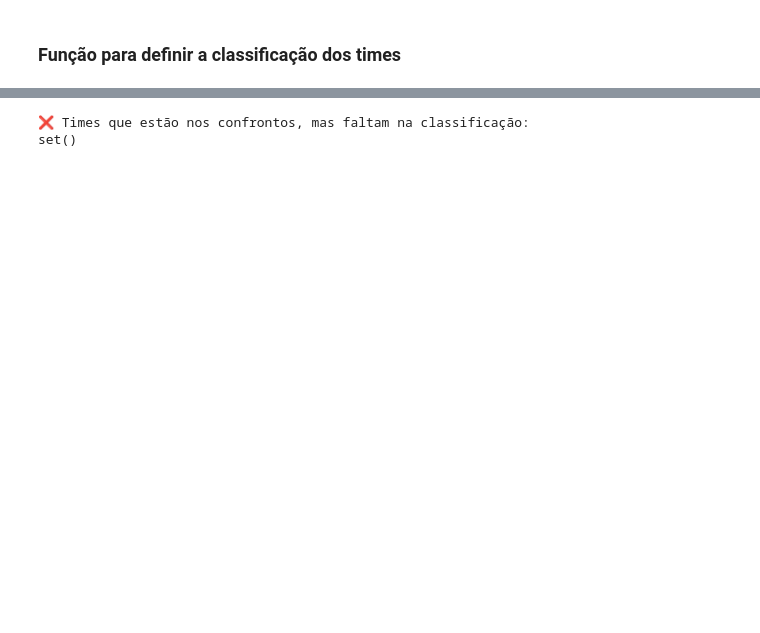
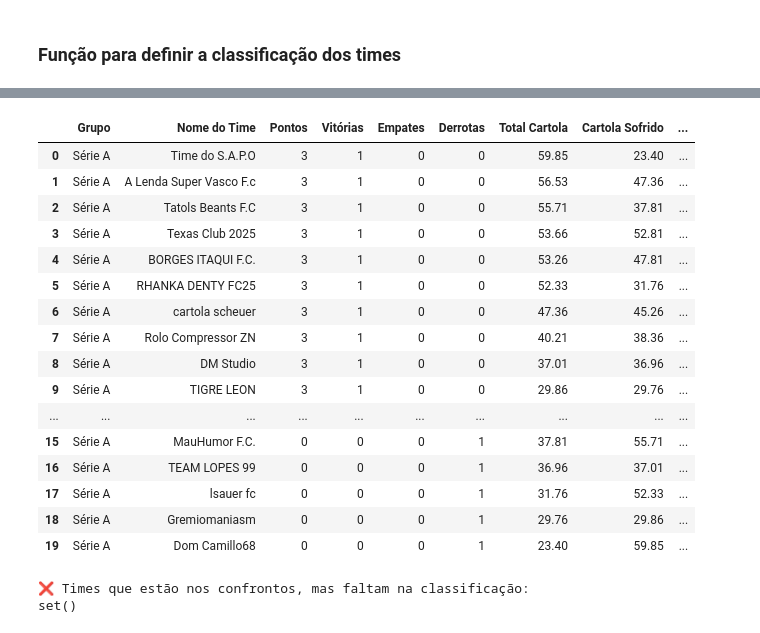
Before and after one commit to FernandoBC23/cartola_fbc_2_turno, a Jupyter notebook: liga_serie_A/datasets_liga_serie_A/busca_dados_liga_serie_A.ipynb, the cells around one changed output, grey strips where cells are left out. Saved outputs shown, nothing was run; the diff lists cells and outputs as text; code cells hidden in the pictures; blank space fills up the shorter version.

Commit message:
Atualização de Parciais

```diff
--- a/liga_serie_A/datasets_liga_serie_A/busca_dados_liga_serie_A.ipynb
+++ b/liga_serie_A/datasets_liga_serie_A/busca_dados_liga_serie_A.ipynb
@@ -350,6 +211,0 @@ display(df_pontuacoes.T)
-# %%
-ids_times = {v: k for k, v in nomes_por_id.items()}
-
-df_pontuacoes = gerar_df_pontuacoes(api, ids_times)
-
-display(df_pontuacoes.head(20))
@@ -611,0 +613,57 @@ display(df_classificacao.head(20))
+# %%
+# 1) Confrontos
+df_confrontos = pd.read_csv("confrontos_serie_A.csv")
+
+# 2) Renomeia colunas (se vierem como "Time A"/"Time B")
+df_confrontos.rename(columns={
+    "Time A": "Mandante_Nome",
+    "Time B": "Visitante_Nome"
+}, inplace=True)
+
+# 3) Grupo fixo
+df_confrontos["Grupo"] = "Série A"
+
+# 4) Série A do 2º turno → converter Rodada 1..19 (UI) para 20..38 (Cartola)
+TURNO_INICIO, TURNO_FIM = 20, 38
+df_confrontos["Rodada"] = df_confrontos["Rodada"].astype(int)
+if df_confrontos["Rodada"].max() <= 19:
+    df_confrontos["Rodada"] = df_confrontos["Rodada"] + (TURNO_INICIO - 1)  # 1→20, 19→38
+
+# 5) Status do mercado (para saber se a rodada corrente está em andamento)
+import requests
+def http_status_e_rodada():
+    r = requests.get("https://api.cartola.globo.com/mercado/status", timeout=20)
+    r.raise_for_status()
+    d = r.json()
+    return int(d.get("status_mercado", 0)), int(d.get("rodada_atual", 0))
+
+status_http, rodada_http = http_status_e_rodada()   # status 2 = em andamento
+rodada_http = int(rodada_http or TURNO_INICIO)
+
+# 6) Parâmetros para a classificação
+#    - rodada_parcial: somente se status==2 e dentro de 20..38
+#    - rodadas_encerradas:
+#         * com parcial → [20 .. rodada_parcial-1]
+#         * sem parcial → [20 .. min(rodada_http, 38)] (inclusivo)
+rodada_parcial = rodada_http if (status_http == 2 and TURNO_INICIO <= rodada_http <= TURNO_FIM) else None
+if rodada_parcial:
+    rodadas_encerradas = set(range(TURNO_INICIO, rodada_parcial))  # fim exclusivo
+else:
+    rodadas_encerradas = set(range(TURNO_INICIO, min(rodada_http, TURNO_FIM) + 1))  # fim inclusivo
+
+print(f"[DEBUG] status={status_http} rodada_http={rodada_http} encerradas={sorted(rodadas_encerradas)} parcial={rodada_parcial}")
+
+# 7) Alinha nomes do DF de pontuações
+df_pontuacoes.index = df_pontuacoes.index.astype(str).str.strip()
+
+# 8) Classificação (a função deve aceitar 'rodadas_encerradas' e 'rodada_parcial')
+df_classificacao, _ = classificacao_por_grupo(
+    df_rodadas=df_confrontos,
+    df_pontuacoes=df_pontuacoes,
+    rodadas_encerradas=rodadas_encerradas,
+    rodada_parcial=rodada_parcial,
+)
+
+# 9) Visualiza
+display(df_classificacao.head(30))
+# %% [output]
@@ -612,3 +671,20 @@ display(df_classificacao.head(20))
+|  | Grupo | Nome do Time | Pontos | Vitórias | Empates | Derrotas | Total Cartola | Cartola Sofrido | ... |
+| 0 | Série A | Time do S.A.P.O | 3 | 1 | 0 | 0 | 59.85 | 23.40 | ... |
+| 1 | Série A | A Lenda Super Vasco F.c | 3 | 1 | 0 | 0 | 56.53 | 47.36 | ... |
+| 2 | Série A | Tatols Beants F.C | 3 | 1 | 0 | 0 | 55.71 | 37.81 | ... |
+| 3 | Série A | Texas Club 2025 | 3 | 1 | 0 | 0 | 53.66 | 52.81 | ... |
+| 4 | Série A | BORGES ITAQUI F.C. | 3 | 1 | 0 | 0 | 53.26 | 47.81 | ... |
+| 5 | Série A | RHANKA DENTY FC25 | 3 | 1 | 0 | 0 | 52.33 | 31.76 | ... |
+| 6 | Série A | cartola scheuer | 3 | 1 | 0 | 0 | 47.36 | 45.26 | ... |
+| 7 | Série A | Rolo Compressor ZN | 3 | 1 | 0 | 0 | 40.21 | 38.36 | ... |
+| 8 | Série A | DM Studio | 3 | 1 | 0 | 0 | 37.01 | 36.96 | ... |
+| 9 | Série A | TIGRE LEON | 3 | 1 | 0 | 0 | 29.86 | 29.76 | ... |
+| ... | ... | ... | ... | ... | ... | ... | ... | ... | ... |
+| 15 | Série A | MauHumor F.C. | 0 | 0 | 0 | 1 | 37.81 | 55.71 | ... |
+| 16 | Série A | TEAM LOPES 99 | 0 | 0 | 0 | 1 | 36.96 | 37.01 | ... |
+| 17 | Série A | lsauer fc | 0 | 0 | 0 | 1 | 31.76 | 52.33 | ... |
+| 18 | Série A | Gremiomaniasm | 0 | 0 | 0 | 1 | 29.76 | 29.86 | ... |
+| 19 | Série A | Dom Camillo68 | 0 | 0 | 0 | 1 | 23.40 | 59.85 | ... |
 # %%
 # 1. Times únicos nos confrontos
 times_confrontos = pd.unique(df_confrontos[["Mandante_Nome", "Visitante_Nome"]].values.ravel())
```
Also changed, not shown: parts of 14 cells of this notebook, 25 other files.
